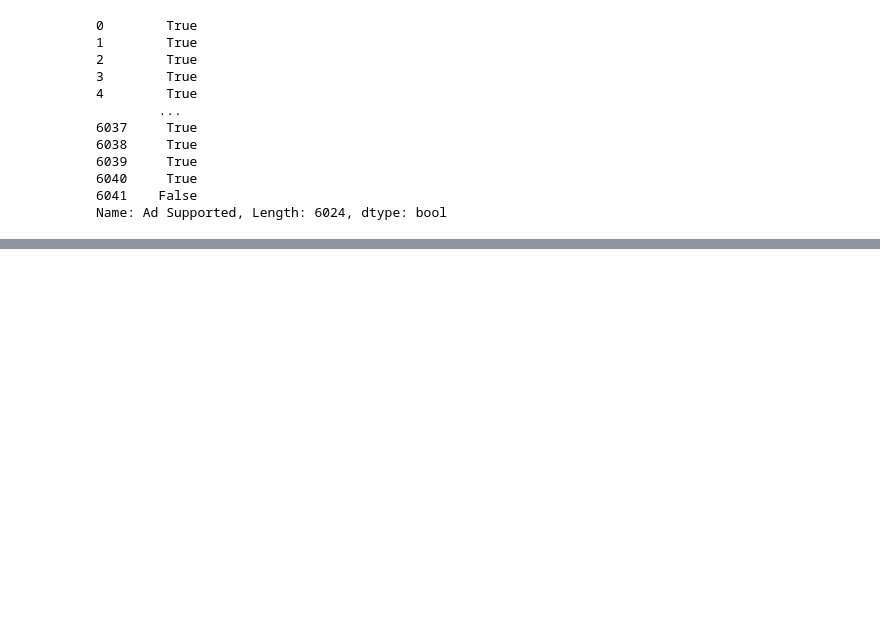
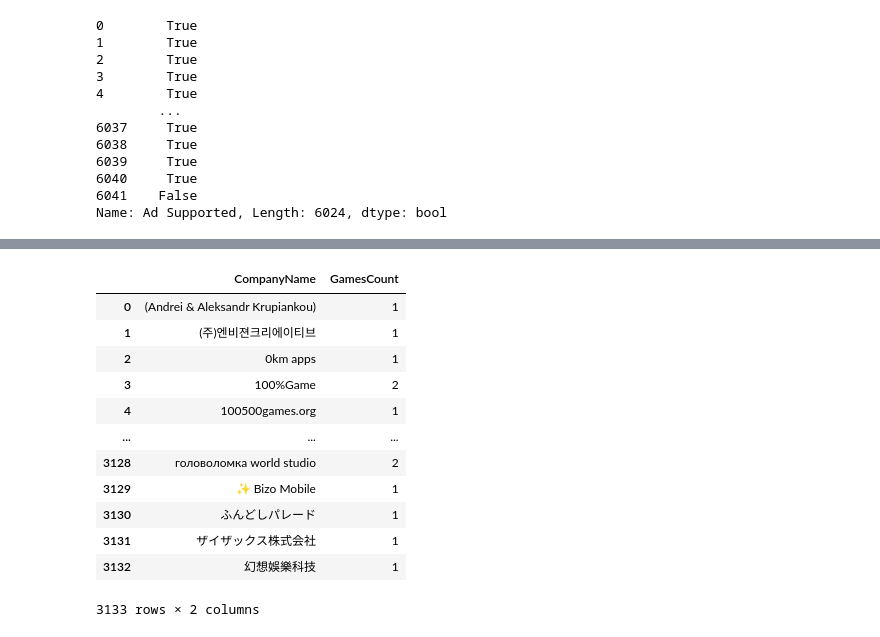
Before and after one commit to UTOR-VIRT-DATA-PT-10-2020-U-B-TEAM-6-FP/Final-Project, a Jupyter notebook: Preprocessing.ipynb, the cells around one changed output, grey strips where cells are left out. Cells and saved outputs as stored; diff of their text form; code cells hidden in the pictures; blank space fills up the shorter version.

```diff
--- a/Preprocessing.ipynb
+++ b/Preprocessing.ipynb
@@ -290,7 +289,7 @@ companiesList
  ...]
 # %%
 def IsCompanyExperienced(companiesList, company):
-    companyGamesCount = next((listCompany["count"] for listCompany in companiesList if company == listCompany["company"]), None)
+    companyGamesCount = next((listCompany["gamesCount"] for listCompany in companiesList if company == listCompany["company"]), None)
     if(companyGamesCount > 1):
         return True
     else:
@@ -498,8 +497,8 @@ df_merged["Ad Supported"]
 6041    False
 Name: Ad Supported, Length: 6024, dtype: bool
 # %%
-# cast bool columns to int
-df_merged["Ad Supported"] = df_merged.apply(lambda row: int(row["Ad Supported"]), axis=1)
-df_merged["In App Purchases"] = df_merged.apply(lambda row: int(row["In App Purchases"]), axis=1)
-df_merged["Editors Choice"] = df_merged.apply(lambda row: int(row["Editors Choice"]), axis=1)
-df_merged["CompanyIsExperienced"] = df_merged.apply(lambda row: int(row["CompanyIsExperienced"]))
+# cast bool columns to int - deprecated
+#df_merged["Ad Supported"] = df_merged.apply(lambda row: int(row["Ad Supported"]), axis=1)
+#df_merged["In App Purchases"] = df_merged.apply(lambda row: int(row["In App Purchases"]), axis=1)
+#df_merged["Editors Choice"] = df_merged.apply(lambda row: int(row["Editors Choice"]), axis=1)
+#df_merged["CompanyIsExperienced"] = df_merged.apply(lambda row: int(row["CompanyIsExperienced"]), axis=1)
@@ -513,0 +505,3 @@ print(int(False))
+# %%
+pd.set_option('max_columns', None)
+df_merged
@@ -513,0 +542,18 @@ print(int(False))
+# %%
+# Create enhanced Companies DF
+df_companies_enhanced = df_merged.groupby("Developer Id")["Developer Id"].count().reset_index(name="GamesCount").rename(columns={'Developer Id':'CompanyName'})
+df_companies_enhanced
+# %% [output]
+|  | CompanyName | GamesCount |
+| 0 | (Andrei & Aleksandr Krupiankou) | 1 |
+| 1 | (주)엔비젼크리에이티브 | 1 |
+| 2 | 0km apps | 1 |
+| 3 | 100%Game | 2 |
+| 4 | 100500games.org | 1 |
+| ... | ... | ... |
+| 3128 | головоломка world studio | 2 |
+| 3129 | ✨ Bizo Mobile | 1 |
+| 3130 | ふんどしパレード | 1 |
+| 3131 | ザイザックス株式会社 | 1 |
+| 3132 | 幻想娛樂科技 | 1 |
+3133 rows × 2 columns
```
Also changed, not shown: parts of 17 cells of this notebook, 1 other file.
